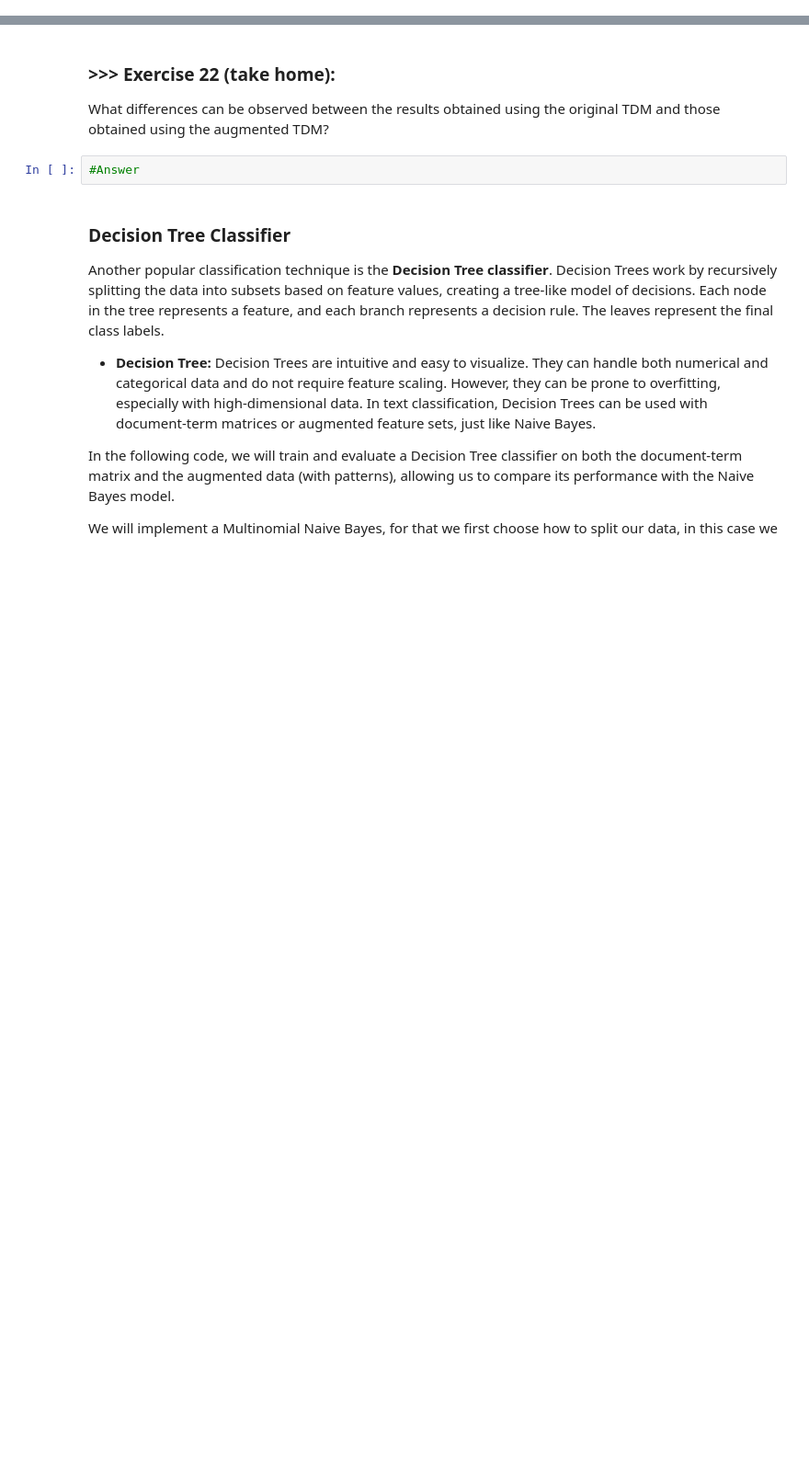
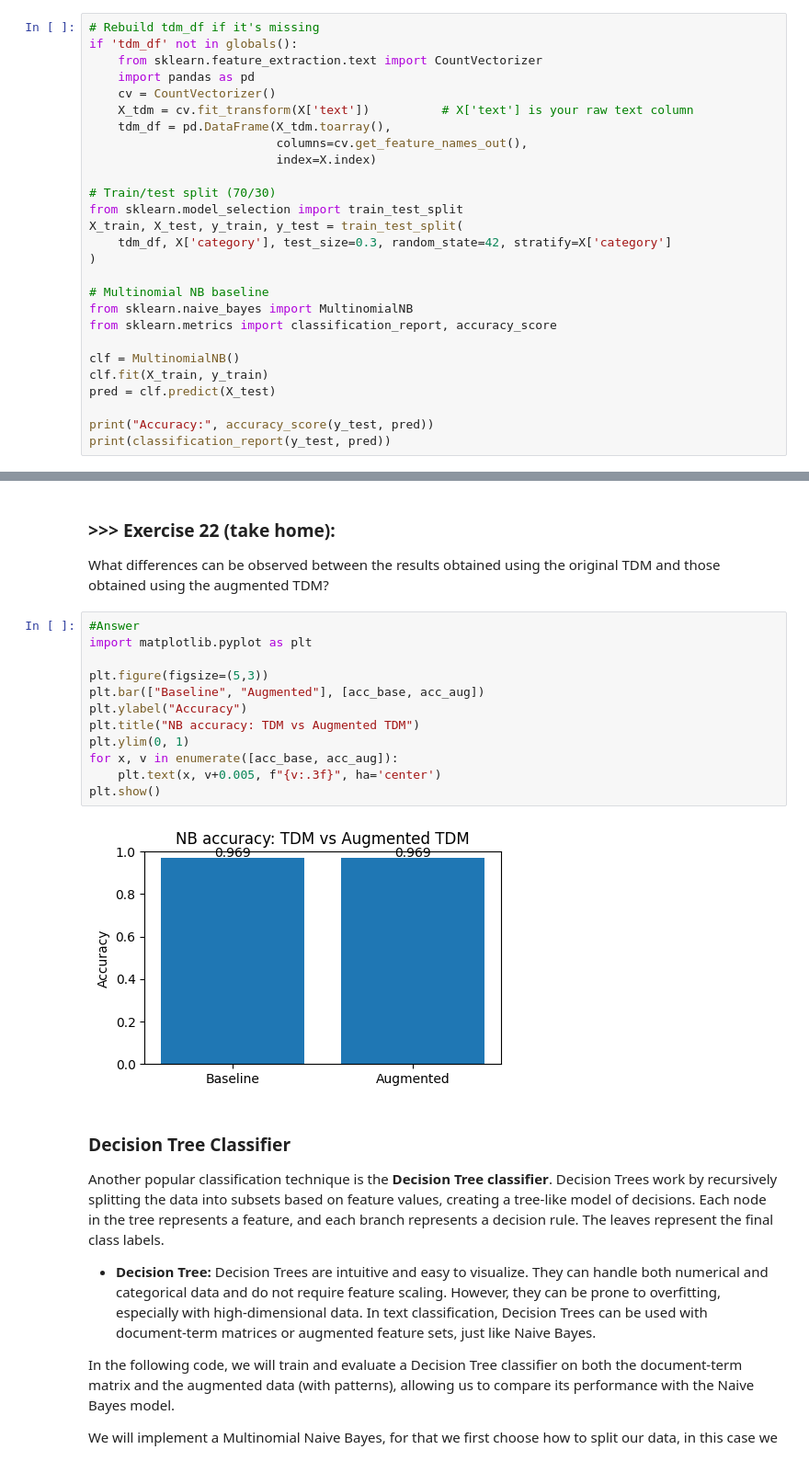
Before and after one commit to brandonlin991118/DM2025-Lab1-Exercise, a Jupyter notebook: DM2025-Lab1-Master.ipynb, the cells around one changed output, grey strips where cells are left out. Shown at 92% size. Cells and saved outputs as stored; diff of their text form; blank space fills up the shorter version.

```diff
--- a/DM2025-Lab1-Master.ipynb
+++ b/DM2025-Lab1-Master.ipynb
@@ -2987,3 +3038,30 @@ Among various classification techniques, the **Naive Bayes classifier** is a sim
     The Multinomial Naive Bayes classifier works by assuming that the features (words or terms in text data) follow a multinomial distribution. In simple terms, it calculates the probability of a document belonging to a particular category based on the frequency of words in that document, assuming independence between words (the "naive" part of Naive Bayes). Despite this assumption, it often performs remarkably well for text data, especially when working with word count features. Now, when incorporating the binary matrix of patterns we have, it remains compatible because the binary values can be seen as a count of pattern occurrences (1 for present, 0 for absent). Although binary features are not true "counts," the Multinomial Naive Bayes classifier can still handle them without issue. For more information you can go to: [NB Classifier](https://hub.packtpub.com/implementing-3-naive-bayes-classifiers-in-scikit-learn/)
 
 We will implement a Multinomial Naive Bayes, for that we first choose how to split our data, in this case we will follow a typical **70/30 split for the training and test set**. Let's see a comparison of what we obtain when classifying our data without patterns vs our data with the patterns.
+# %%
+# Rebuild tdm_df if it's missing
+if 'tdm_df' not in globals():
+    from sklearn.feature_extraction.text import CountVectorizer
+    import pandas as pd
+    cv = CountVectorizer()
+    X_tdm = cv.fit_transform(X['text'])          # X['text'] is your raw text column
+    tdm_df = pd.DataFrame(X_tdm.toarray(),
+                          columns=cv.get_feature_names_out(),
+                          index=X.index)
+
+# Train/test split (70/30)
+from sklearn.model_selection import train_test_split
+X_train, X_test, y_train, y_test = train_test_split(
+    tdm_df, X['category'], test_size=0.3, random_state=42, stratify=X['category']
+)
+
+# Multinomial NB baseline
+from sklearn.naive_bayes import MultinomialNB
+from sklearn.metrics import classification_report, accuracy_score
+
+clf = MultinomialNB()
+clf.fit(X_train, y_train)
+pred = clf.predict(X_test)
+
+print("Accuracy:", accuracy_score(y_test, pred))
+print(classification_report(y_test, pred))
@@ -3070,8 +3225,20 @@ Previously, we performed data augmentation by concatenating the original TDM wit
 ### >>> **Exercise 22 (take home):**
 
 What differences can be observed between the results obtained using the original TDM and those obtained using the augmented TDM?
-# %%
-#Answer
+# %%
+#Answer
+import matplotlib.pyplot as plt
+
+plt.figure(figsize=(5,3))
+plt.bar(["Baseline", "Augmented"], [acc_base, acc_aug])
+plt.ylabel("Accuracy")
+plt.title("NB accuracy: TDM vs Augmented TDM")
+plt.ylim(0, 1)
+for x, v in enumerate([acc_base, acc_aug]):
+    plt.text(x, v+0.005, f"{v:.3f}", ha='center')
+plt.show()
+# %% [output]
+[figure, added]
 # %% [markdown]
 ### Decision Tree Classifier
 Another popular classification technique is the **Decision Tree classifier**. Decision Trees work by recursively splitting the data into subsets based on feature values, creating a tree-like model of decisions. Each node in the tree represents a feature, and each branch represents a decision rule. The leaves represent the final class labels.
```
Also changed, not shown: parts of 30 cells of this notebook.
